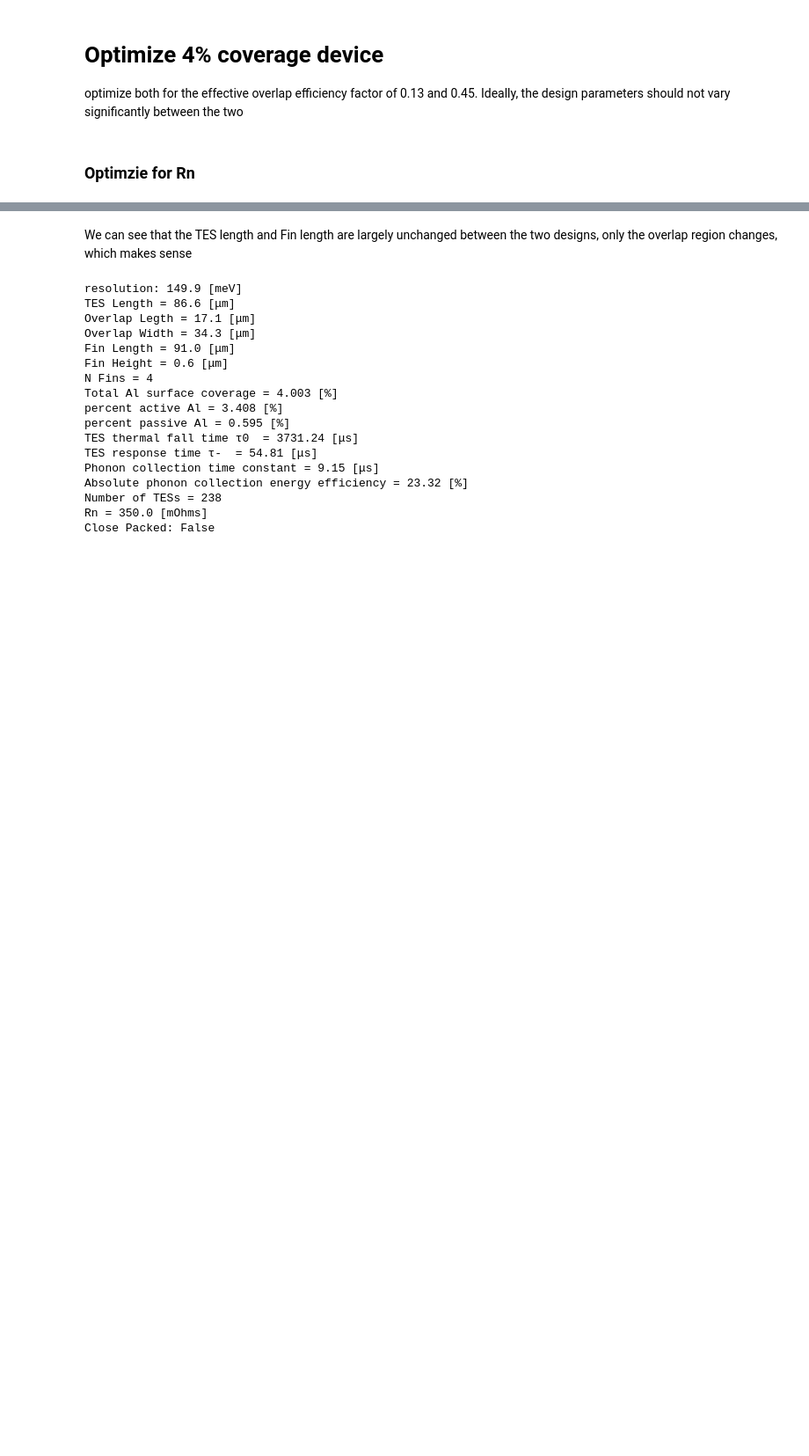
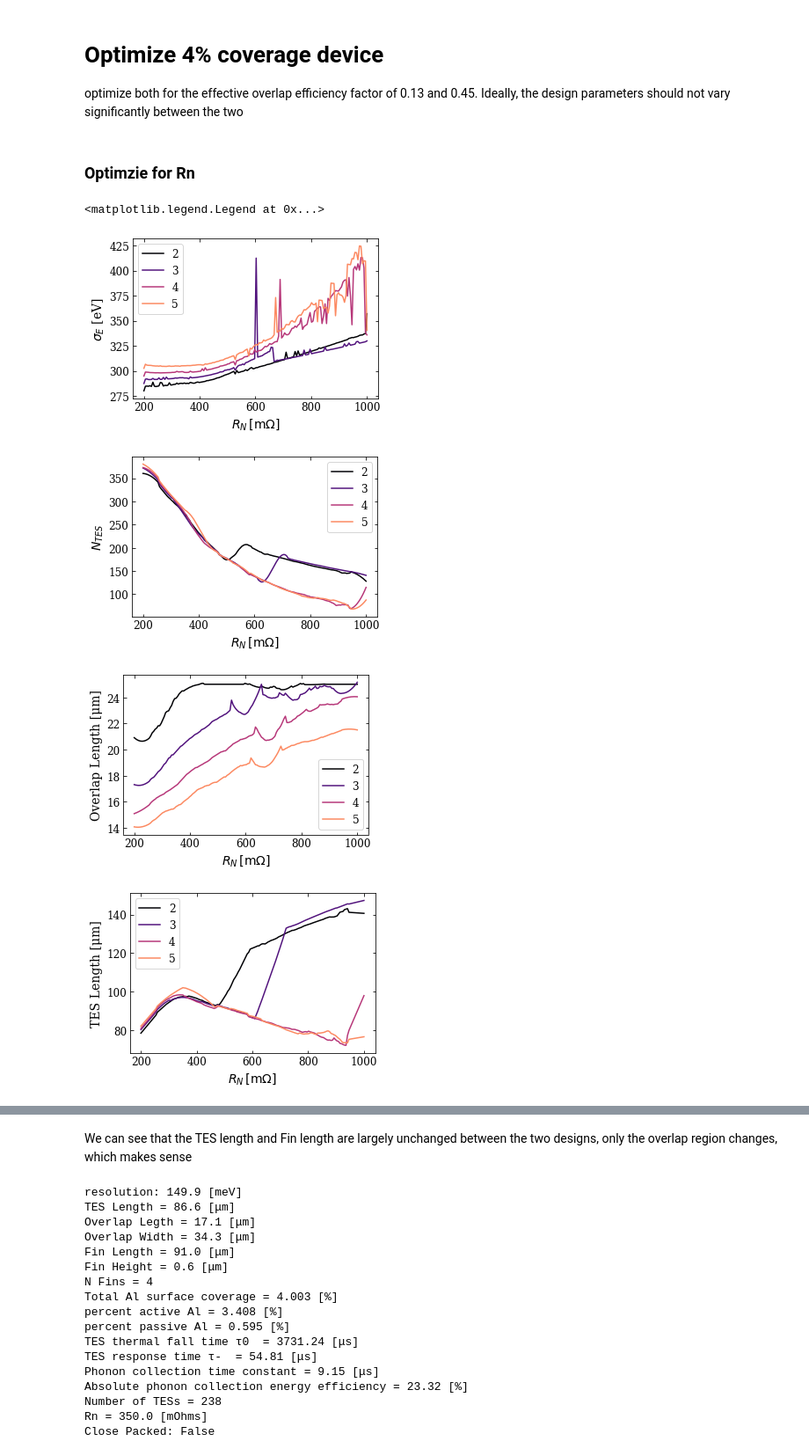
Before and after one commit to cwfink/cm_det_opt, a Jupyter notebook: 4_percent/4_percent_cov.ipynb, the cells around one changed output, grey strips where cells are left out. Shown at 88% size. Cells and saved outputs as stored; diff of their text form; code cells hidden in the pictures; blank space fills up the shorter version.

```diff
--- a/4_percent/4_percent_cov.ipynb
+++ b/4_percent/4_percent_cov.ipynb
@@ -123,0 +117,43 @@ np.save('nfin_4.np', nf)
+# %%
+colors = cm.magma(np.linspace(0,1,res.shape[0]))
+plt.figure(figsize=(5, 5*2/3))
+for ii in range(res.shape[0]-1):
+    plt.plot(res_n*1e3, res[ii]*1e3, color=colors[ii], label=f'{ii+2}')
+    #plt.plot(res_n*1e3, savgol_filter(res[ii], 21, 1)*1e3, color=colors[ii], label=f'{ii+2}')
+plt.ylabel('$\sigma_E$ [eV]')
+plt.xlabel(r'$R_N\, [\mathrm{m}\Omega]$')
+plt.legend()
+plt.figure(figsize=(5, 5*2/3))
+for ii in range(res.shape[0]-1):
+    plt.plot(res_n*1e3, savgol_filter(ntes[ii], 21, 2), color=colors[ii], label=f'{ii+2}')
+plt.ylabel('$N_{TES}$')
+plt.xlabel(r'$R_N\, [\mathrm{m}\Omega]$')
+plt.legend()
+
+plt.figure(figsize=(5, 5*2/3))
+for ii in range(res.shape[0]-1):
+    plt.plot(res_n*1e3, savgol_filter(overlap[ii], 21, 2)*1e6, color=colors[ii], label=f'{ii+2}')
+plt.ylabel('Overlap Length [μm]')
+plt.xlabel(r'$R_N\, [\mathrm{m}\Omega]$')
+plt.legend()
+
+colors = cm.magma(np.linspace(0,1,res.shape[0]))
+plt.figure(figsize=(5, 5*2/3))
+for ii in range(res.shape[0]-1):
+    plt.plot(res_n*1e3, savgol_filter(length[ii], 21, 1)*1e6, color=colors[ii], label=f'{ii+2}')
+plt.ylabel('TES Length [μm]')
+plt.xlabel(r'$R_N\, [\mathrm{m}\Omega]$')
+plt.legend()
+
+plt.figure(figsize=(5, 5*2/3))
+for ii in range(res.shape[0]-1):
+    plt.plot(res_n*1e3, savgol_filter(fin[ii], 21, 1)*1e6, color=colors[ii], label=f'{ii+2}')
+plt.ylabel('Fin Length [μm]')
+plt.xlabel(r'$R_N\, [\mathrm{m}\Omega]$')
+plt.legend()
+# %% [output]
+<matplotlib.legend.Legend at 0x...>
+[figure, added]
+[figure, added]
+[figure, added]
+[figure, added]
```
Also changed, not shown: parts of 6 cells of this notebook, 28 other files.
